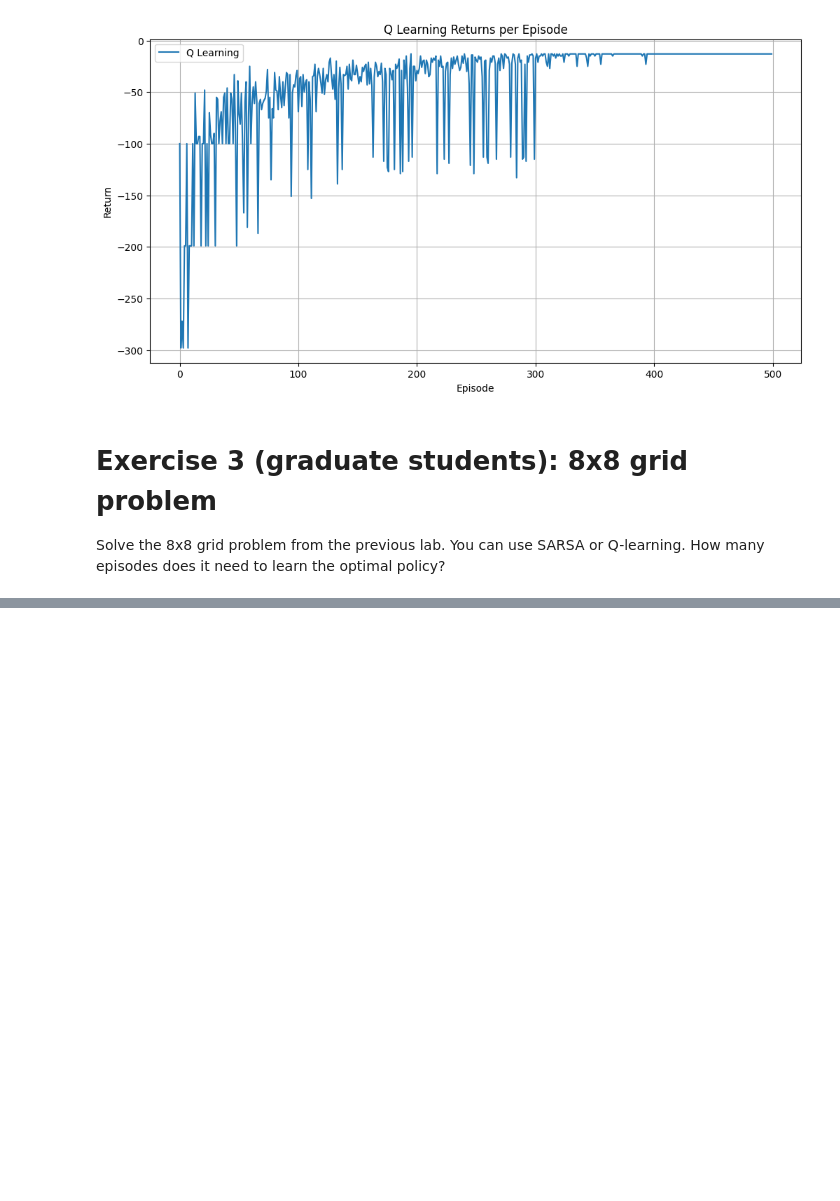
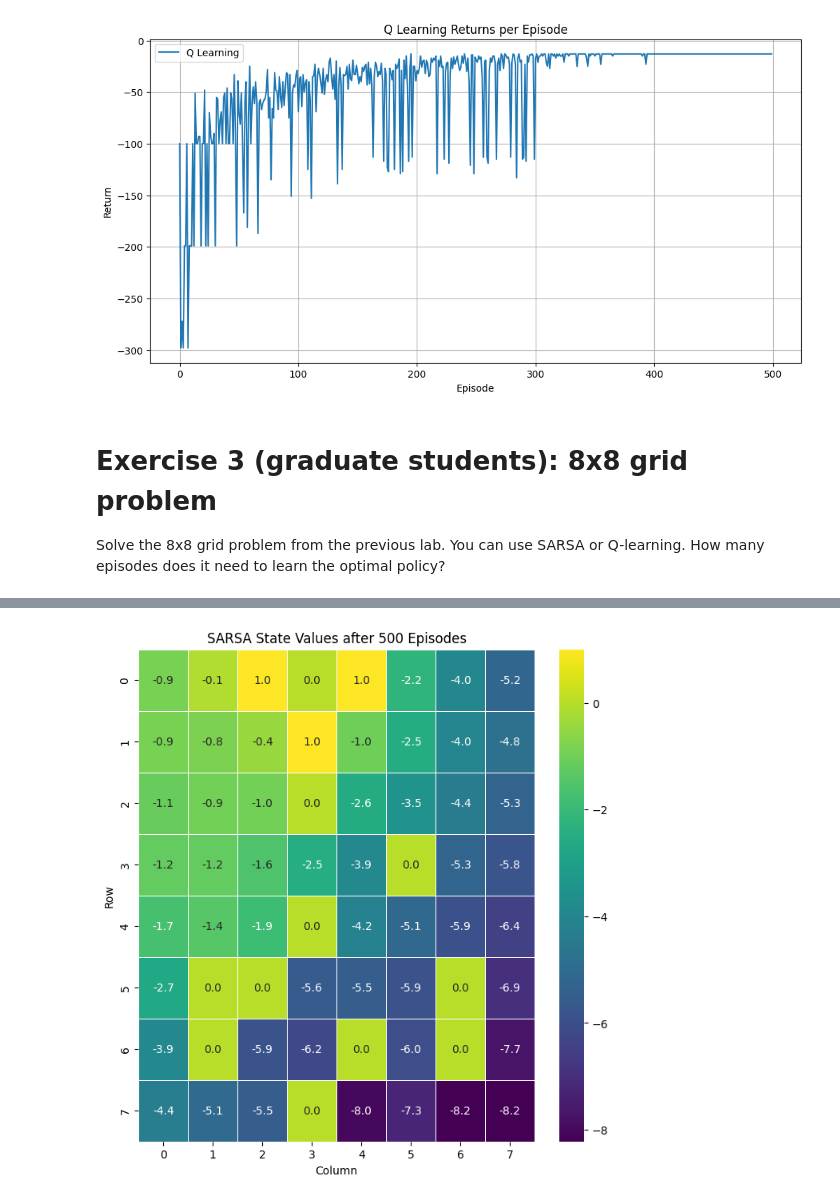
Before and after one commit to subhadeepk/cse437-assignments, a Jupyter notebook: lab3_TD_Learning.ipynb, the cells around one changed output, grey strips where cells are left out. Cells and saved outputs as stored; diff of their text form; code cells hidden in the pictures; blank space fills up the shorter version.

```diff
--- a/lab3_TD_Learning.ipynb
+++ b/lab3_TD_Learning.ipynb
@@ -266,0 +291,83 @@ Solve the 8x8 grid problem from the previous lab. You can use SARSA or Q-learnin
+# %%
+import gymnasium as gym
+import gym_simplegrid
+import numpy as np
+import matplotlib.pyplot as plt
+import seaborn as sns
+
+# ----- Env & config -----
+gamma = 0.99
+START_LOC = 15
+GOAL_LOC  = 3
+NUM_EPISODES = 500
+MAX_STEPS = 1000
+
+options = {"start_loc": START_LOC, "goal_loc": GOAL_LOC}
+env = gym.make("SimpleGrid-8x8-v0", render_mode=None)
+
+n_states = 64
+n_actions = env.action_space.n  # usually 4 (up/down/left/right)
+Q = np.zeros((n_states, n_actions), dtype=np.float64)
+
+alpha = 0.1
+eps = 1
+eps_min, eps_max, eps_decay = 0.05, 1.0, 5e-5  # gentle per-episode decay
+
+def eps_greedy(s, eps):
+    if np.random.rand() < eps:
+        return env.action_space.sample()
+    return int(np.argmax(Q[s]))
+
+returns = []
+
+for ep in range(NUM_EPISODES):
+    obs, info = env.reset(seed=ep+1, options=options)
+    s = int(obs)
+
+    eps = max(eps_min, eps_min + (eps_max - eps_min) * np.exp(-eps_decay * ep))
+
+    ep_return = 0.0
+    a = eps_greedy(s, eps)
+
+    for t in range(MAX_STEPS):
+
+
+
+        next_obs, r, terminated, truncated, info = env.step(a)
+        s_next = int(next_obs)
+        ep_return += r
+        done = terminated or truncated
+        a_next = eps_greedy(s_next, eps)
+        td_target = r + gamma * Q[s_next, a_next]
+
+        if not done:
+            a_next = eps_greedy(s_next, eps)
+            td_target = r + gamma * Q[s_next, a_next]
+        else:
+            td_target = r  # no bootstrap at terminal
+
+        Q[s, a] += alpha * (td_target - Q[s, a])
+
+        if done:
+            break
+
+        s, a = s_next, a_next
+
+
+    returns.append(ep_return)
+
+# env.close()
+
+# ----- Derive V(s) = max_a Q(s,a) and plot -----
+V = np.max(Q, axis=1)
+V_grid = V.reshape(8, 8)
+
+plt.figure(figsize=(8, 8))
+sns.heatmap(V_grid, annot=True, cmap="viridis", fmt=".1f", linewidths=.5)
+algo_name = "SARSA" if USE_SARSA else "Q-learning"
+plt.title(f"{algo_name} State Values after {NUM_EPISODES} Episodes")
+plt.xlabel("Column")
+plt.ylabel("Row")
+plt.show()
+# %% [output]
+[figure, added]
```
Also changed, not shown: parts of 1 cell of this notebook.
